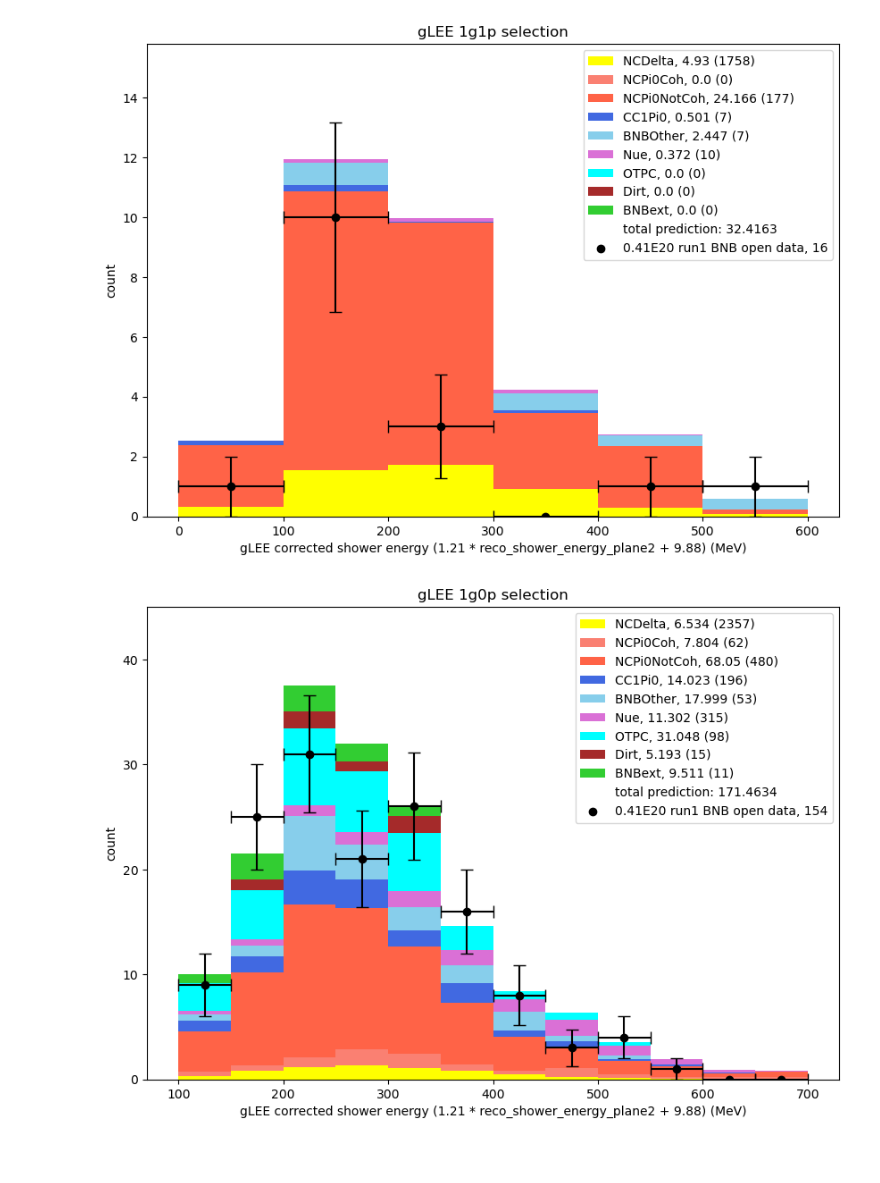
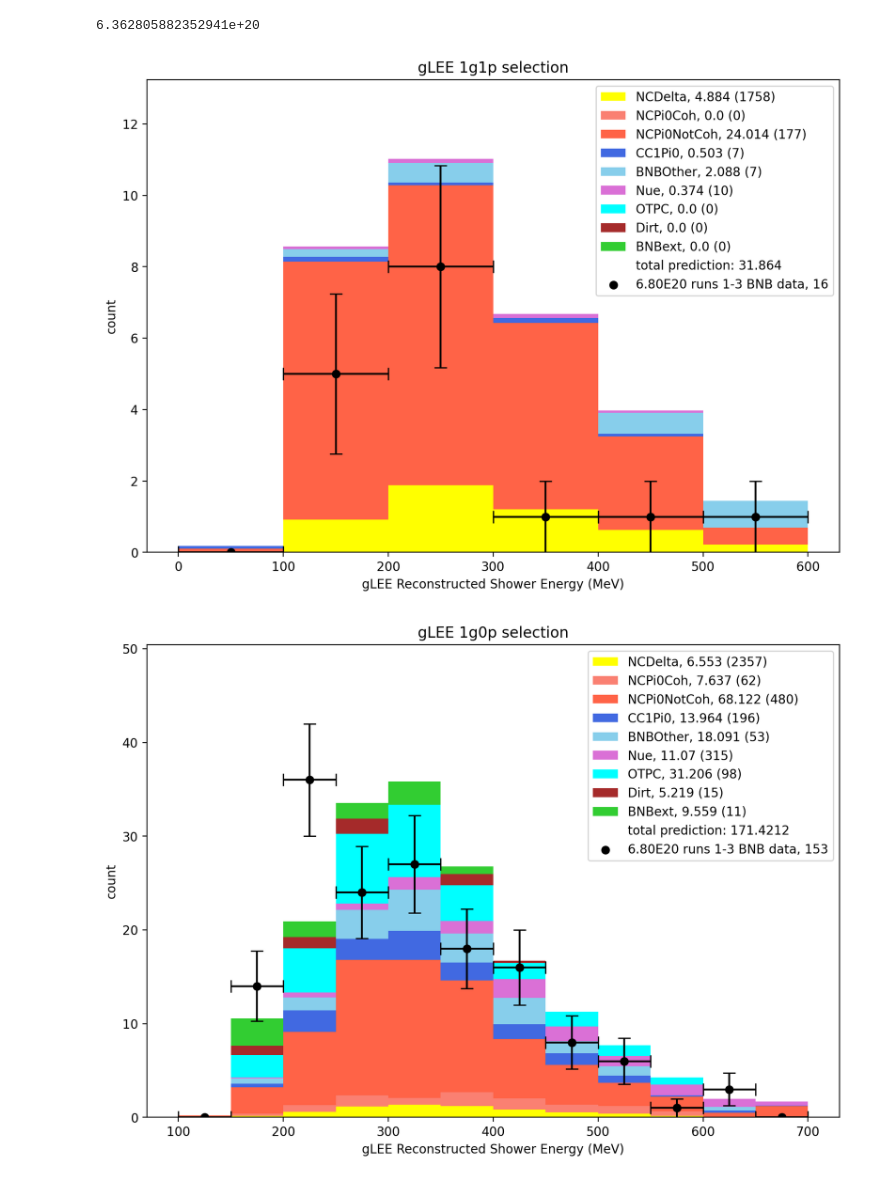
Before and after one commit to leehagaman/misc_python_code, a Jupyter notebook: joint_analysis/comparisons_v1.ipynb, the cells around one changed output. Saved outputs shown, nothing was run; the diff lists cells and outputs as text; code cells hidden in the pictures; blank space fills up the shorter version.

Commit message:
fixed some issues, added more comparison plots

```diff
--- a/joint_analysis/comparisons_v1.ipynb
+++ b/joint_analysis/comparisons_v1.ipynb
@@ -11,3 +23,16 @@ merged_glee_WC_comparison_df = pd.read_pickle("merged_glee_WC_comparison_df_full
 # %%
 # from Mark slack message 06/21/21
-merged_glee_WC_comparison_df["reco_shower_energy_plane2_corrected"] = merged_glee_WC_comparison_df["reco_shower_energy_plane2"].to_numpy() * 1.21 + 9.88
+#merged_glee_WC_comparison_df["reco_shower_energy_plane2_corrected"] = merged_glee_WC_comparison_df["reco_shower_energy_plane2"].to_numpy() * 1.21 + 9.88
+
+# from Mark slack message 08/017/22
+
+plane_2_energies = merged_glee_WC_comparison_df["reco_shower_energy_plane2"].to_numpy()
+max_energies = merged_glee_WC_comparison_df["reco_shower_energy_max"].to_numpy()
+
+corrected_energies = []
+for i in tqdm(range(len(plane_2_energies))):
+    corrected_energies.append(
+        ((plane_2_energies[i] + max_energies[i] * (plane_2_energies[i]==0))*1.21989 + 8.50486)
+    )
+
+merged_glee_WC_comparison_df["reco_shower_energy_corrected"] = corrected_energies
@@ -14,4 +69,3 @@ merged_glee_WC_comparison_df["reco_shower_energy_plane2_corrected"] = merged_gle
 # %%
-# seems like it should be scaled from open data?
-
-merged_glee_WC_comparison_df["fixed_glee_pot_weight"] = merged_glee_WC_comparison_df["simple_pot_weight"].to_numpy() * 6.80e20 / 0.41e20
+# from Mark slack message 08/017/22
+merged_glee_WC_comparison_df["fixed_glee_pot_weight"] = merged_glee_WC_comparison_df["simple_pot_weight"].to_numpy() * 6.803e+20/4.081e+19
@@ -161,3 +163,7 @@ fraction of glee 1g1p data events in WC files: 13.0 / 16.0 = 0.8125
+# %%
+print(ratio_data * 6.803e+20) # effective POT of overlap
+# %% [output]
+6.362805882352941e+20
 # %%
 gLEE_categories = ["NCDelta", "NCPi0Coh", "NCPi0NotCoh", "CC1Pi0", "BNBOther", "Nue", "OTPC", "Dirt", "BNBext"]
 
@@ -242,7 +246,7 @@ for sel in ["1g1p", "1g0p"]:
     selected_w_categories = []
 
     for q in gLEE_queries:
-        selected_e_categories.append(gLEE_sel_selected_df.query(f"{q}")["reco_shower_energy_plane2_corrected"].to_numpy())
+        selected_e_categories.append(gLEE_sel_selected_df.query(f"{q}")["reco_shower_energy_corrected"].to_numpy())
         selected_w_categories.append(gLEE_sel_selected_df.query(f"{q}")["fixed_glee_pot_weight"].to_numpy())
 
     if sel == "1g1p":
@@ -253,48 +257,49 @@ for sel in ["1g1p", "1g0p"]:
     bin_centers = [(bin_edges[i] + bin_edges[i + 1]) / 2. for i in range(len(bin_edges) - 1)]
     num_bins = len(bin_edges) - 1
 
-    hist_, bin_edges_ = np.histogram(gLEE_sel_selected_df.query("data_or_pred == 'data'")["reco_shower_energy_plane2_corrected"].to_numpy(), bins=1, range=(-1e6, 1e6))
+    # was used for getting total data, including outside of plot edges
+    #hist_, bin_edges_ = np.histogram(gLEE_sel_selected_df.query("data_or_pred == 'data'")["reco_shower_energy_corrected"].to_numpy(), bins=1, range=(-1e6, 1e6))
+    #data_total = hist_[0]
 
-    data_total = hist_[0]
-
-    hist_, bin_edges_ = np.histogram(gLEE_sel_selected_df.query("data_or_pred == 'data'")["reco_shower_energy_plane2_corrected"].to_numpy(), bins=bin_edges)
+    hist_, bin_edges_ = np.histogram(gLEE_sel_selected_df.query("data_or_pred == 'data'")["reco_shower_energy_corrected"].to_numpy(), bins=bin_edges)
 
     data_points = hist_
     data_xerr = (bin_edges[1] - bin_edges[0]) / 2.
     data_yerr = [np.sqrt(x) for x in data_points]
+    data_total = np.sum(data_points)
 
-    plt.figure(dpi=100, figsize=(10,7))
+    plt.figure(dpi=200, figsize=(10,7))
 
     total_counts = []
     for i in range(len(selected_e_categories)):
-        hist_, bin_edges_ = np.histogram(selected_e_categories[i], bins=1, range=(-1e6, 1e6), weights=selected_w_categories[i])
+        hist_, bin_edges_ = np.histogram(selected_e_categories[i], bins=1, range=(bin_edges[0], bin_edges[-1]), weights=selected_w_categories[i])
         total_counts.append(hist_[0])
     legend_strings = [gLEE_categories[i] + ", " + str(np.round(total_counts[i], 3)) + " (" + str(len(selected_e_categories[i])) + ")" for i in range(len(gLEE_categories))]
 
     plt.plot([], [], " ", label="total prediction: " + str(np.round(np.sum(total_counts), 4)))
 
     n_, bins_, patches = plt.hist(selected_e_categories, bins=bin_edges, weights=selected_w_categories, color=gLEE_colors, label=legend_strings, stacked=True)
 
     total_pred_by_bin = n_[-1]
 
     plt.errorbar(bin_centers, data_points, yerr=data_yerr, xerr=data_xerr, fmt="none", capsize=5, c="black", zorder=10)
-    plt.scatter(bin_centers, data_points, label=f"0.41E20 run1 BNB open data, {data_total}", color="black", zorder=10)
+    plt.scatter(bin_centers, data_points, label=f"6.80E20 runs 1-3 BNB data, {data_total}", color="black", zorder=10)
 
     handles, labels = plt.gca().get_legend_handles_labels()
     order = [i + 1 for i in range(len(gLEE_queries))] + [0, len(gLEE_queries) + 1]
     #order = [1,2,3,4,5,6,7,8,9,10,11,0,12]
     L = plt.legend([handles[idx] for idx in order],[labels[idx] for idx in order])
     L.set_zorder(20)
 
-    plt.xlabel("gLEE corrected shower energy (1.21 * reco_shower_energy_plane2 + 9.88) (MeV)")
+    plt.xlabel("gLEE Reconstructed Shower Energy (MeV)")
 
     plt.ylabel("count")
     plt.title(f"gLEE {sel} selection")
 
     plt.ylim(0, 1.2 * np.max(np.concatenate((total_pred_by_bin, data_points + data_yerr))))
 
-    plt.savefig(f"plots/gLEE_{sel}_energy.png")
+    plt.savefig(f"plots/gLEE_{sel}_energy.png", facecolor="white")
     plt.show()
 # %% [output]
-[figure, old version]
+[figure, new version]
-[figure, old version]
+[figure, new version]
```
Also changed, not shown: parts of 13 cells of this notebook, 1 other file.
